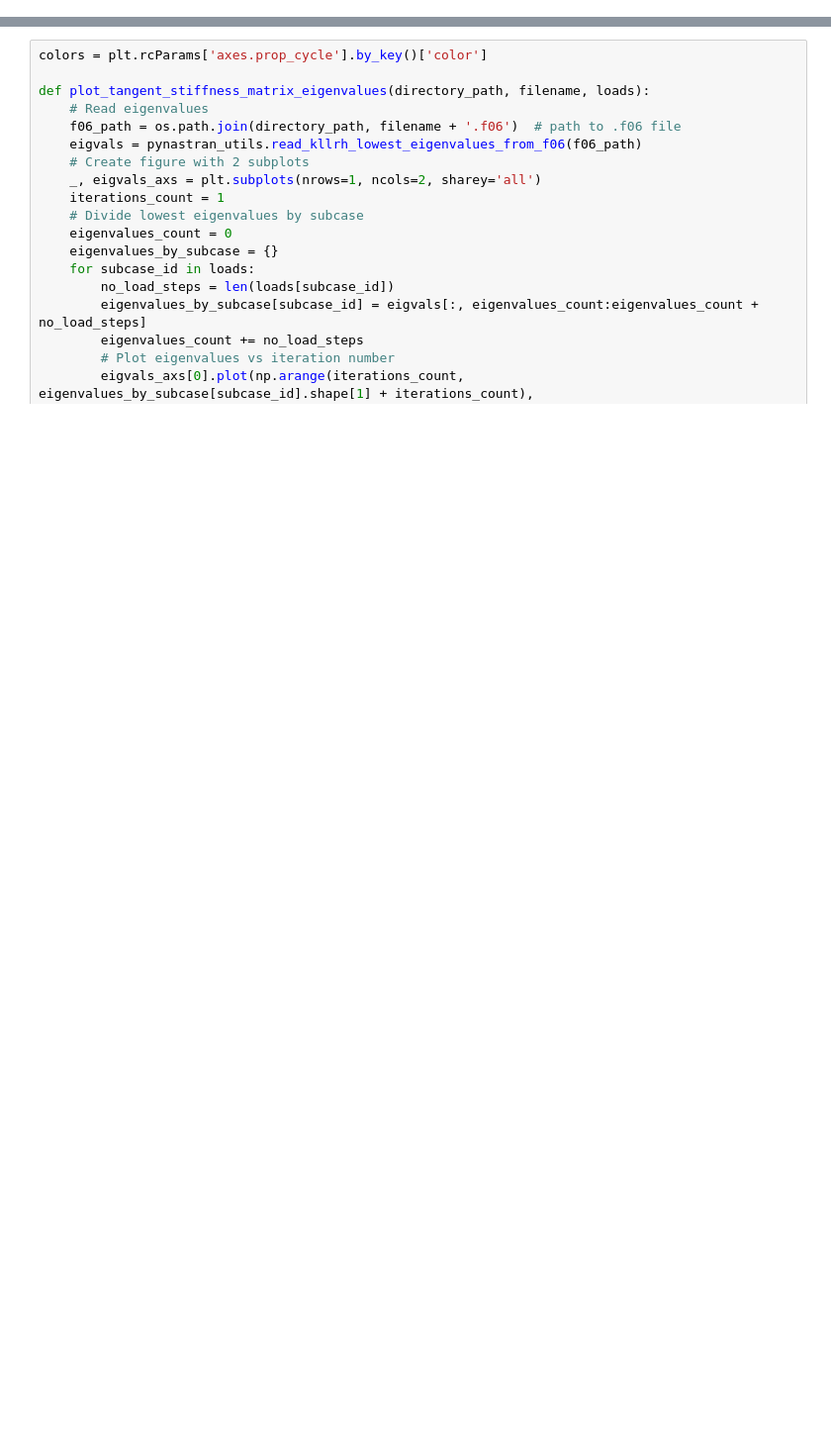
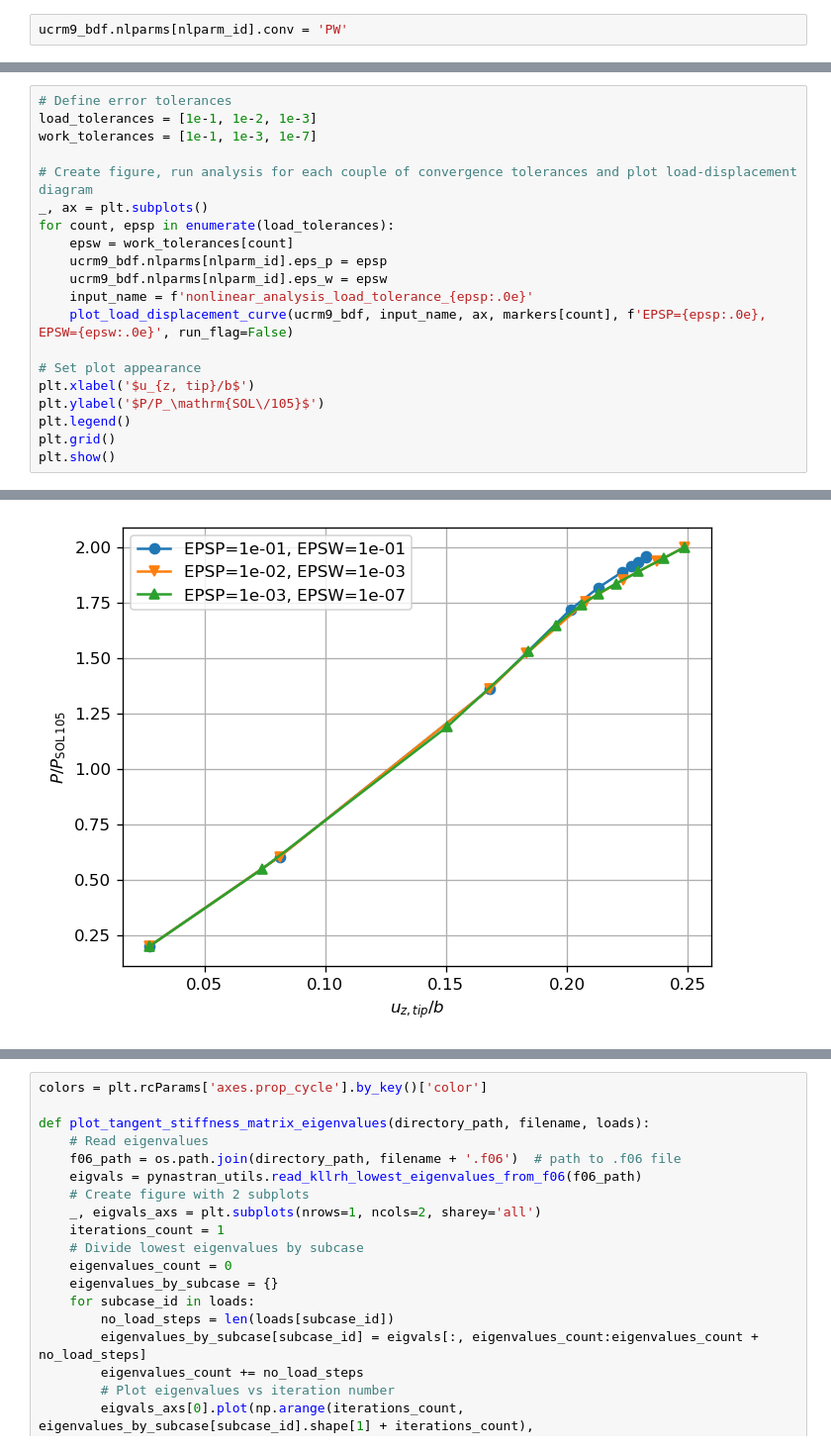
Before and after one commit to fmamitrotta/nonlinear-structural-stability-notebooks, a Jupyter notebook: notebooks/17_Nonlinear_Buckling_Analysis_of_the_uCRM-9.ipynb, the cells around one changed output, grey strips where cells are left out. Shown at 99% size. Cells and saved outputs as stored; diff of their text form; blank space fills up the shorter version.

```diff
--- a/notebooks/17_Nonlinear_Buckling_Analysis_of_the_uCRM-9.ipynb
+++ b/notebooks/17_Nonlinear_Buckling_Analysis_of_the_uCRM-9.ipynb
@@ -245,0 +202,2 @@ plot_subcases_load_displacement_diagram(tip_displacements, applied_loads)
+# %%
+ucrm9_bdf.nlparms[nlparm_id].conv = 'PW'
@@ -245,0 +215,21 @@ plot_subcases_load_displacement_diagram(tip_displacements, applied_loads)
+# %%
+# Define error tolerances
+load_tolerances = [1e-1, 1e-2, 1e-3]
+work_tolerances = [1e-1, 1e-3, 1e-7]
+
+# Create figure, run analysis for each couple of convergence tolerances and plot load-displacement diagram
+_, ax = plt.subplots()
+for count, epsp in enumerate(load_tolerances):
+    epsw = work_tolerances[count]
+    ucrm9_bdf.nlparms[nlparm_id].eps_p = epsp
+    ucrm9_bdf.nlparms[nlparm_id].eps_w = epsw
+    input_name = f'nonlinear_analysis_load_tolerance_{epsp:.0e}'
+    plot_load_displacement_curve(ucrm9_bdf, input_name, ax, markers[count], f'EPSP={epsp:.0e}, EPSW={epsw:.0e}', run_flag=False)
+
+# Set plot appearance
+plt.xlabel('$u_{z, tip}/b$')
+plt.ylabel('$P/P_\mathrm{SOL\/105}$')
+plt.legend()
+plt.grid()
+plt.show()
+# %% [output]
@@ -245,0 +248 @@ plot_subcases_load_displacement_diagram(tip_displacements, applied_loads)
+[figure, added]
```
Also changed, not shown: parts of 58 cells of this notebook.
